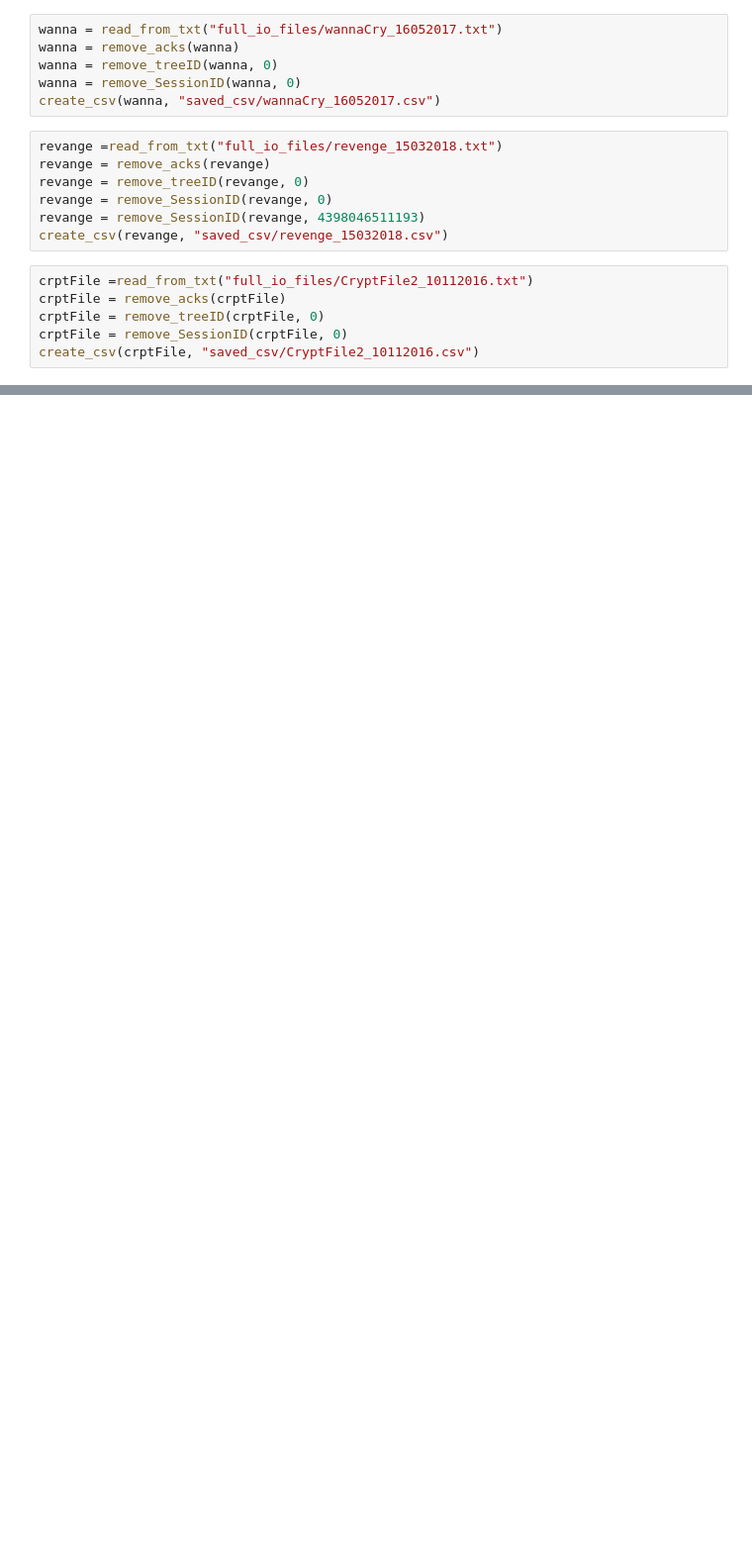
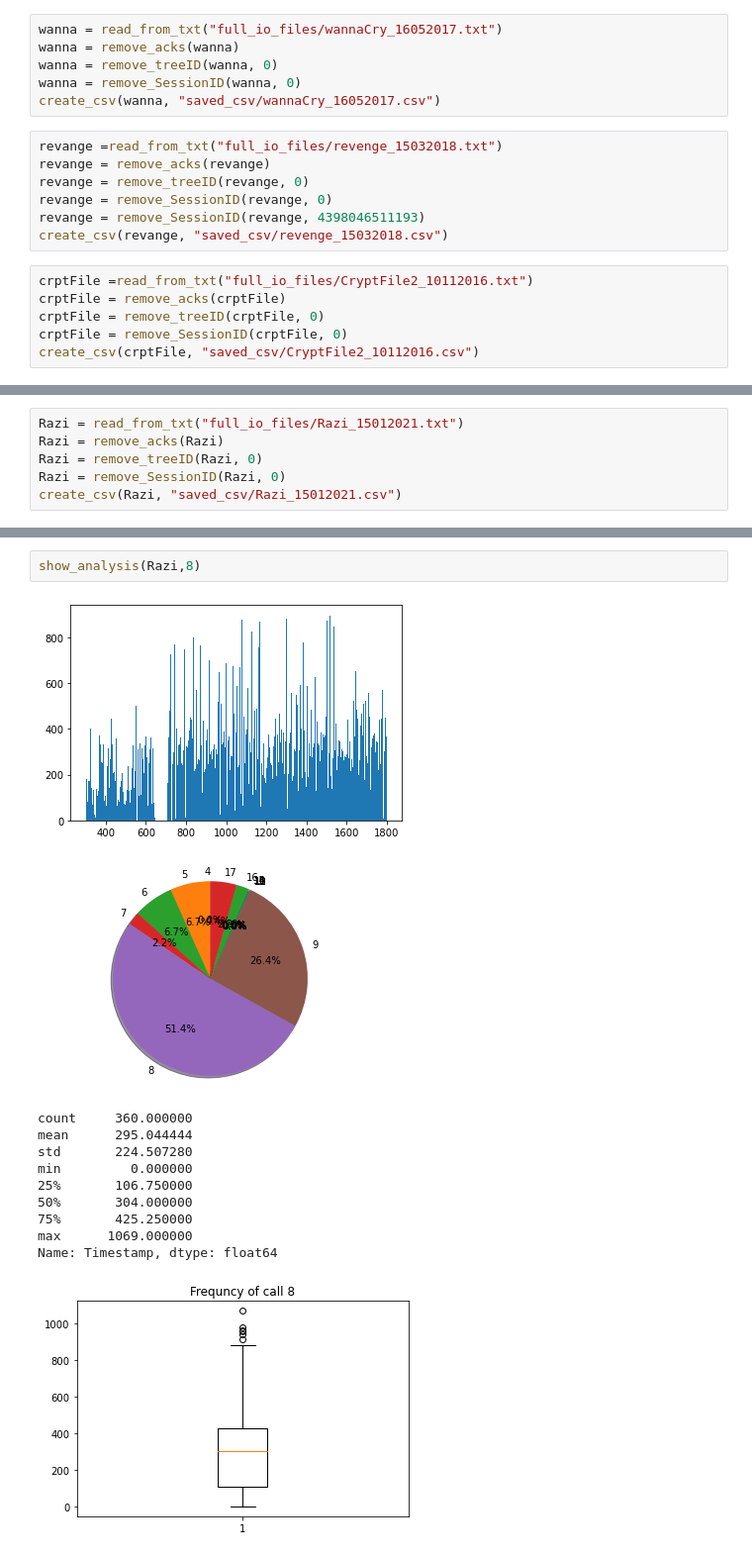
Before and after one commit to cdlewis4553/log_analysis, a Jupyter notebook: pd.ipynb, the cells around one changed output, grey strips where cells are left out. Shown: that part at 99% size. Saved outputs shown, nothing was run; the diff lists cells and outputs as text; blank space fills up the shorter version.

```diff
--- a/pd.ipynb
+++ b/pd.ipynb
@@ -171,0 +182,6 @@ percentage 0.003127053669222344
+# %%
+Razi = read_from_txt("full_io_files/Razi_15012021.txt")
+Razi = remove_acks(Razi)
+Razi = remove_treeID(Razi, 0)
+Razi = remove_SessionID(Razi, 0)
+create_csv(Razi, "saved_csv/Razi_15012021.csv")
@@ -171,0 +327,15 @@ percentage 0.003127053669222344
+# %%
+show_analysis(Razi,8)
+# %% [output]
+[figure, added]
+[figure, added]
+count     360.000000
+mean      295.044444
+std       224.507280
+min         0.000000
+25%       106.750000
+50%       304.000000
+75%       425.250000
+max      1069.000000
+Name: Timestamp, dtype: float64
+[figure, added]
```
Also changed, not shown: parts of 55 cells of this notebook.
